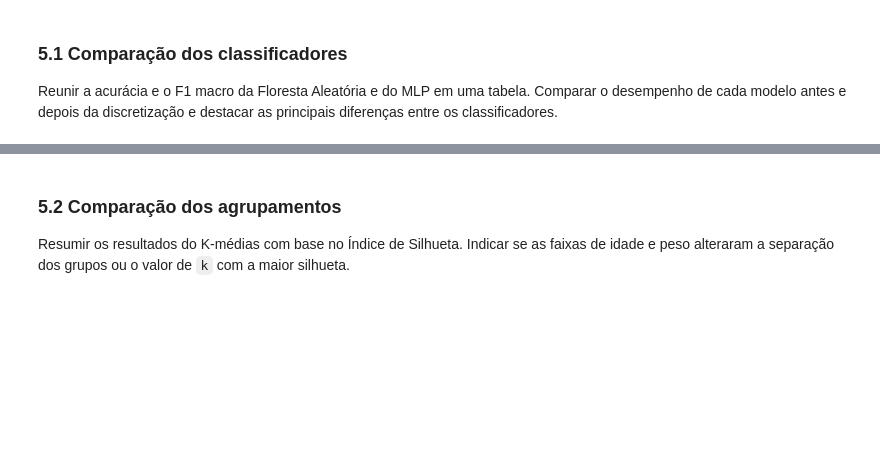
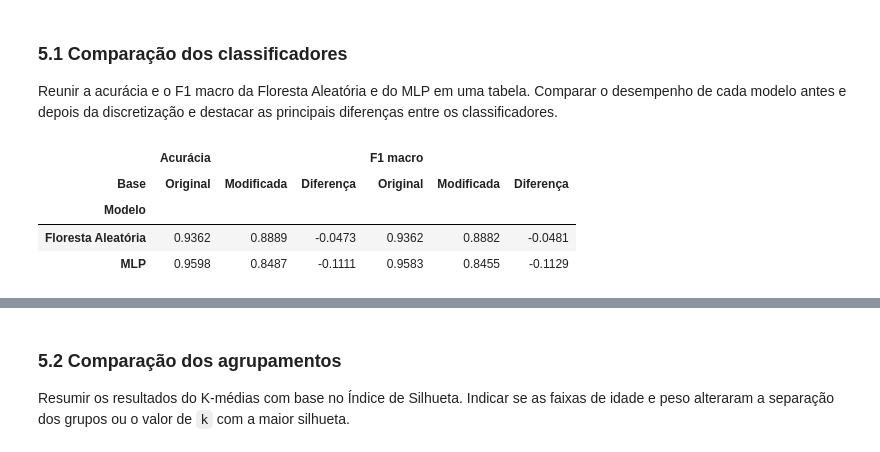
Before and after one commit to giovanasilverio/XMCO01-trabalho, a Jupyter notebook: trabalho.ipynb, the cells around one changed output, grey strips where cells are left out. Drawn from its saved outputs; the diff is of its cells as text; code cells hidden in the pictures; blank space fills up the shorter version.

```diff
--- a/trabalho.ipynb
+++ b/trabalho.ipynb
@@ -961,3 +960,29 @@ Quantidade de indivíduos em cada grupo para k = 7:
 Reunir a acurácia e o F1 macro da Floresta Aleatória e do MLP em uma tabela.
 Comparar o desempenho de cada modelo antes e depois da discretização e
 destacar as principais diferenças entre os classificadores.
+# %%
+# Tabela única com acurácia e F1 macro (teste) dos dois classificadores nas duas bases
+comparacao_modelos = pd.concat(
+    {
+        "Floresta Aleatória": resumo,
+        "MLP": resumo_mlp,
+    },
+    names=["Modelo", "Base"],
+).reset_index()
+
+tabela_modelos = comparacao_modelos.pivot(index="Modelo", columns="Base", values=["Acurácia", "F1 macro"])
+for metrica in ["Acurácia", "F1 macro"]:
+    tabela_modelos[(metrica, "Diferença")] = (
+        tabela_modelos[(metrica, "Modificada")] - tabela_modelos[(metrica, "Original")]
+    )
+tabela_modelos = tabela_modelos[[
+    ("Acurácia", "Original"), ("Acurácia", "Modificada"), ("Acurácia", "Diferença"),
+    ("F1 macro", "Original"), ("F1 macro", "Modificada"), ("F1 macro", "Diferença"),
+]]
+display(tabela_modelos.round(4))
+# %% [output]
+|  | Acurácia |  |  | F1 macro |  |  |
+| Base | Original | Modificada | Diferença | Original | Modificada | Diferença |
+| Modelo |  |  |  |  |  |  |
+| Floresta Aleatória | 0.9362 | 0.8889 | -0.0473 | 0.9362 | 0.8882 | -0.0481 |
+| MLP | 0.9598 | 0.8487 | -0.1111 | 0.9583 | 0.8455 | -0.1129 |
```
Also changed, not shown: parts of 6 cells of this notebook.
